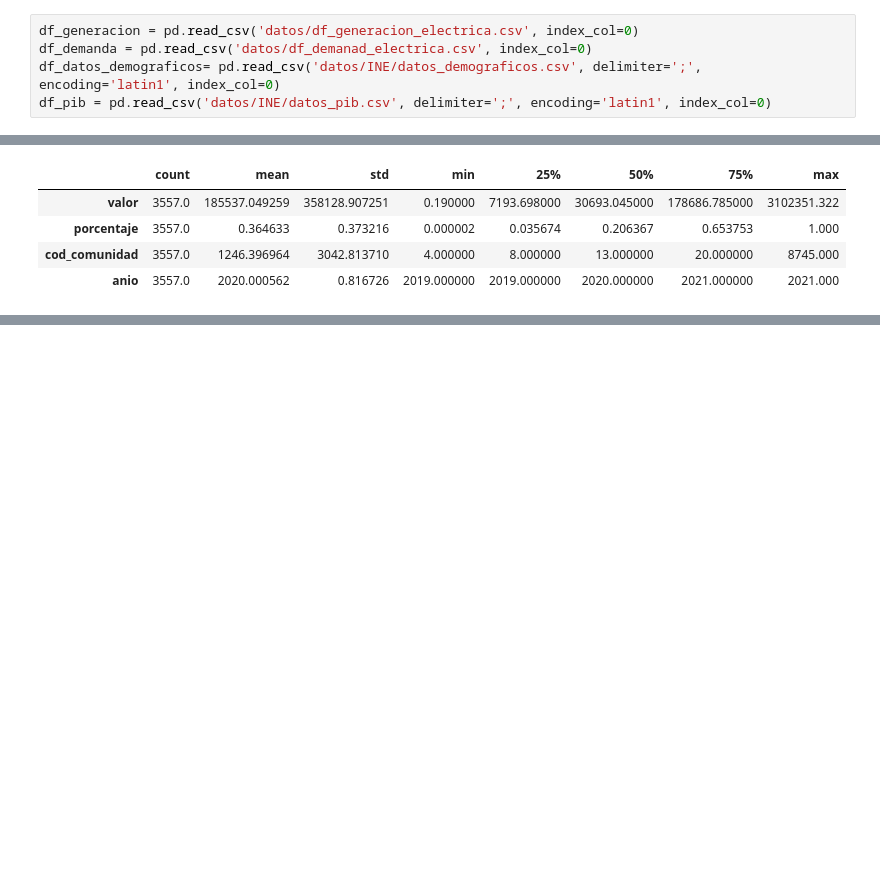
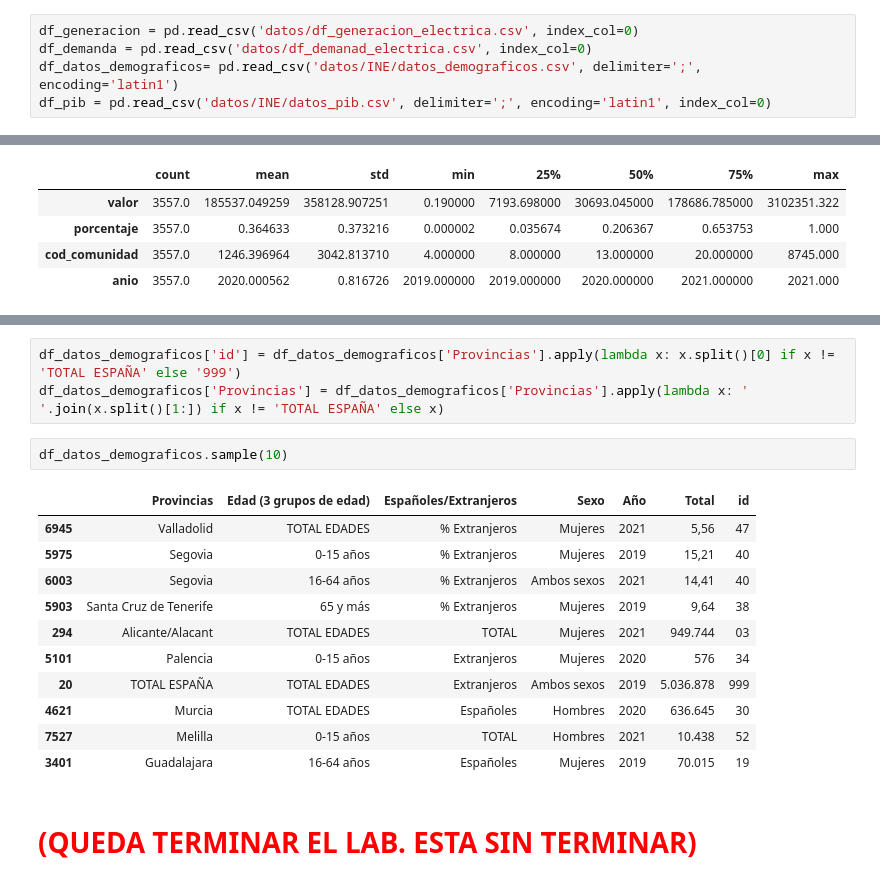
Before and after one commit to joseluisalmendral/lab_etl_extra, a Jupyter notebook: laboratorio-modulo5-leccion01-elt-extraccion.ipynb, the cells around one changed output, grey strips where cells are left out. Saved outputs shown, nothing was run; the diff lists cells and outputs as text; blank space fills up the shorter version.

```diff
--- a/laboratorio-modulo5-leccion01-elt-extraccion.ipynb
+++ b/laboratorio-modulo5-leccion01-elt-extraccion.ipynb
@@ -279,7 +279,7 @@ os.rename(os.path.join(ine_dir, filename), os.path.join(ine_dir, 'datos_pib.csv'
 # %%
 df_generacion = pd.read_csv('datos/df_generacion_electrica.csv', index_col=0)
 df_demanda = pd.read_csv('datos/df_demanad_electrica.csv', index_col=0)
-df_datos_demograficos= pd.read_csv('datos/INE/datos_demograficos.csv', delimiter=';', encoding='latin1', index_col=0)
+df_datos_demograficos= pd.read_csv('datos/INE/datos_demograficos.csv', delimiter=';', encoding='latin1')
 df_pib = pd.read_csv('datos/INE/datos_pib.csv', delimiter=';', encoding='latin1', index_col=0)
 # %% [markdown]
 ## Limpieza de los datos
@@ -385,0 +408,19 @@ for col in df_generacion[['']].columns:
+# %%
+df_datos_demograficos['id'] = df_datos_demograficos['Provincias'].apply(lambda x: x.split()[0] if x != 'TOTAL ESPAÑA' else '999')
+df_datos_demograficos['Provincias'] = df_datos_demograficos['Provincias'].apply(lambda x: ' '.join(x.split()[1:]) if x != 'TOTAL ESPAÑA' else x)
+# %%
+df_datos_demograficos.sample(10)
+# %% [output]
+|  | Provincias | Edad (3 grupos de edad) | Españoles/Extranjeros | Sexo | Año | Total | id |
+| 6945 | Valladolid | TOTAL EDADES | % Extranjeros | Mujeres | 2021 | 5,56 | 47 |
+| 5975 | Segovia | 0-15 años | % Extranjeros | Mujeres | 2019 | 15,21 | 40 |
+| 6003 | Segovia | 16-64 años | % Extranjeros | Ambos sexos | 2021 | 14,41 | 40 |
+| 5903 | Santa Cruz de Tenerife | 65 y más | % Extranjeros | Mujeres | 2019 | 9,64 | 38 |
+| 294 | Alicante/Alacant | TOTAL EDADES | TOTAL | Mujeres | 2021 | 949.744 | 03 |
+| 5101 | Palencia | 0-15 años | Extranjeros | Mujeres | 2020 | 576 | 34 |
+| 20 | TOTAL ESPAÑA | TOTAL EDADES | Extranjeros | Ambos sexos | 2019 | 5.036.878 | 999 |
+| 4621 | Murcia | TOTAL EDADES | Españoles | Hombres | 2020 | 636.645 | 30 |
+| 7527 | Melilla | 0-15 años | TOTAL | Hombres | 2021 | 10.438 | 52 |
+| 3401 | Guadalajara | 16-64 años | Españoles | Mujeres | 2019 | 70.015 | 19 |
+# %% [markdown]
+<h1 style="color: red">(QUEDA TERMINAR EL LAB. ESTA SIN TERMINAR)</h1>
```
Also changed, not shown: parts of 6 cells of this notebook.
